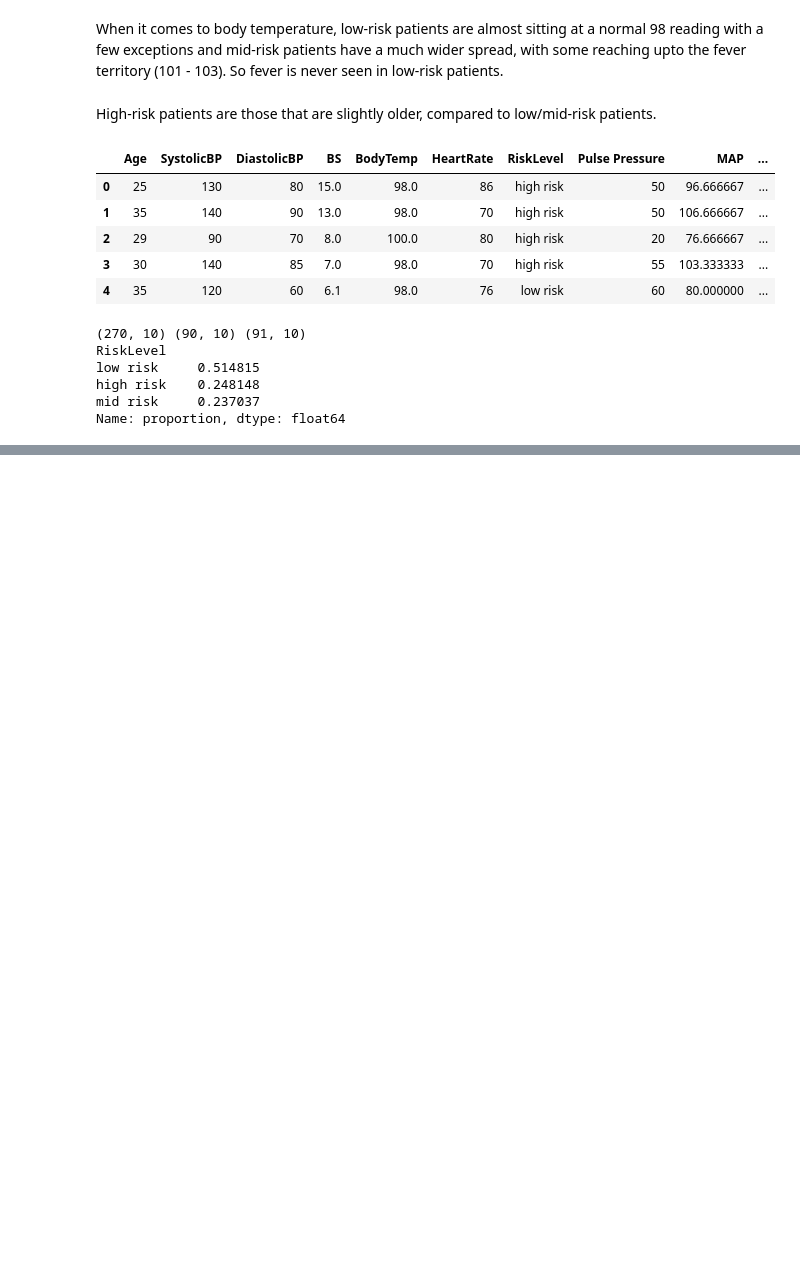
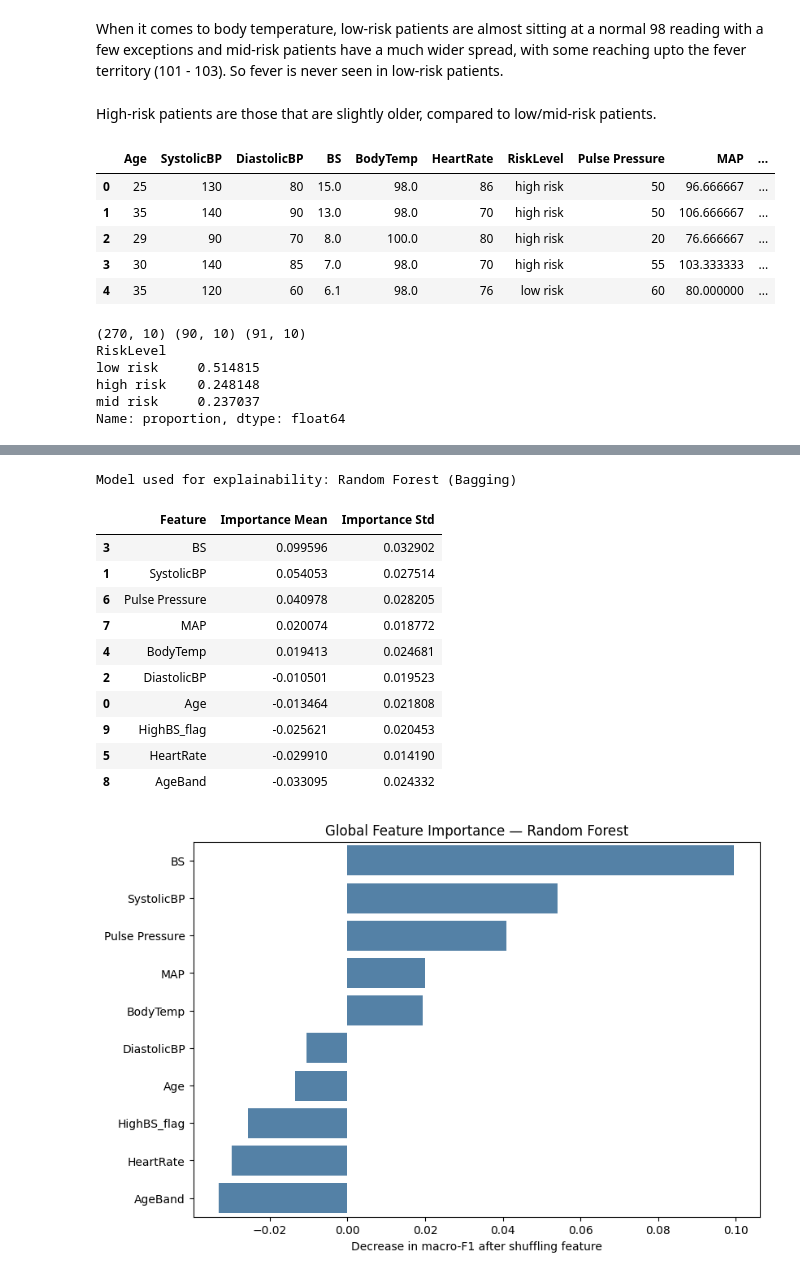
Before and after one commit to aimee-joseph/ML-Lab-2547204, a Jupyter notebook: CIA 3.ipynb, the cells around one changed output, grey strips where cells are left out. Saved outputs shown, nothing was run; the diff lists cells and outputs as text; code cells hidden in the pictures; blank space fills up the shorter version.

```diff
--- a/CIA 3.ipynb
+++ b/CIA 3.ipynb
@@ -210,0 +291,9 @@ You can try to debug the error by setting error_score='raise'.
+# %%
+ada_pipeline = Pipeline([("preprocessor", preprocessor), ("model", AdaBoostClassifier(random_state = 42))])
+
+ada_grid = GridSearchCV(estimator = ada_pipeline, param_grid = {"model__n_estimators": [100, 200], "model__learning_rate": [0.05, 0.5, 1.0]}, scoring = "f1_macro", cv = cv, n_jobs = -1)
+
+ada_grid.fit(X_train, y_train)
+
+print("Best AdaBoost parameters:", ada_grid.best_params_)
+print("Best CV macro-F1:", ada_grid.best_score_)
@@ -210,0 +529,50 @@ You can try to debug the error by setting error_score='raise'.
+# %%
+best_name = "Random Forest (Bagging)"
+best_model = final_models[best_name]
+
+print("Model used for explainability:", best_name)
+# %% [output]
+Model used for explainability: Random Forest (Bagging)
+# %%
+permutation_results = permutation_importance(
+    estimator=best_model,
+    X=X_test,
+    y=y_test,
+    scoring="f1_macro",
+    n_repeats=30,
+    random_state=42,
+    n_jobs=-1
+)
+
+global_importance = pd.DataFrame({
+    "Feature": X_test.columns,
+    "Importance Mean": permutation_results.importances_mean,
+    "Importance Std": permutation_results.importances_std
+}).sort_values("Importance Mean", ascending=False)
+
+display(global_importance)
+
+plt.figure(figsize=(9, 6))
+sns.barplot(
+    data=global_importance,
+    x="Importance Mean",
+    y="Feature",
+    color="steelblue"
+)
+plt.title("Global Feature Importance — Random Forest")
+plt.xlabel("Decrease in macro-F1 after shuffling feature")
+plt.ylabel("")
+plt.show()
+# %% [output]
+|  | Feature | Importance Mean | Importance Std |
+| 3 | BS | 0.099596 | 0.032902 |
+| 1 | SystolicBP | 0.054053 | 0.027514 |
+| 6 | Pulse Pressure | 0.040978 | 0.028205 |
+| 7 | MAP | 0.020074 | 0.018772 |
+| 4 | BodyTemp | 0.019413 | 0.024681 |
+| 2 | DiastolicBP | -0.010501 | 0.019523 |
+| 0 | Age | -0.013464 | 0.021808 |
+| 9 | HighBS_flag | -0.025621 | 0.020453 |
+| 5 | HeartRate | -0.029910 | 0.014190 |
+| 8 | AgeBand | -0.033095 | 0.024332 |
+[figure, added]
```
Also changed, not shown: parts of 42 cells of this notebook.
